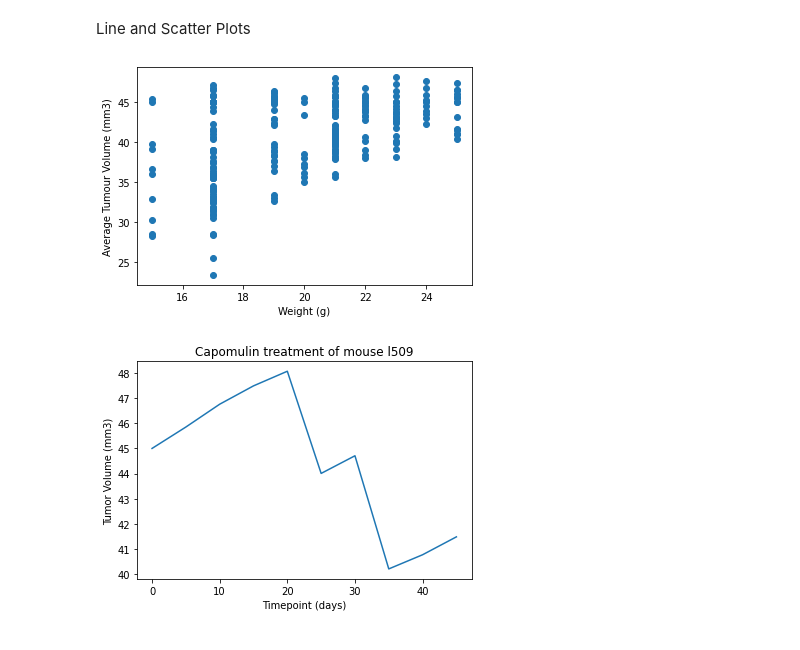
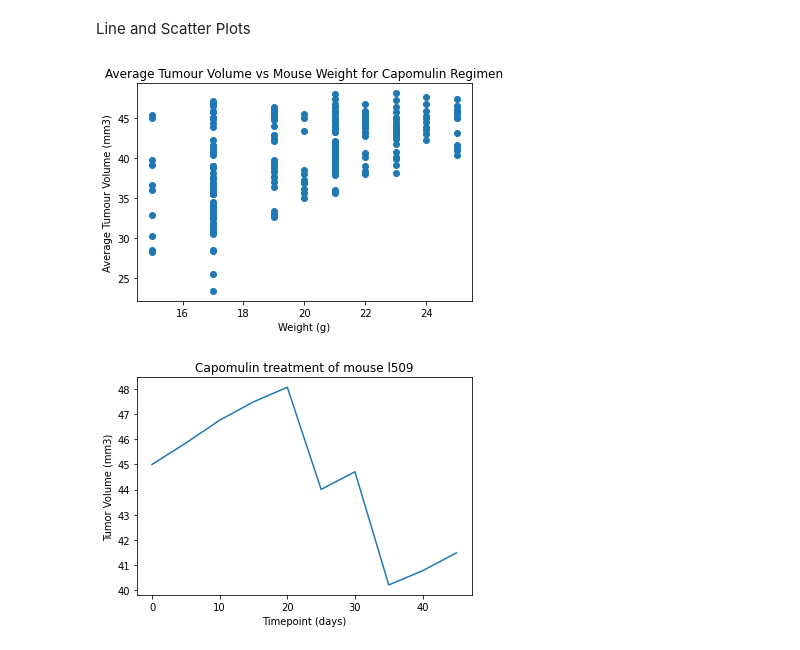
Before and after one commit to Alphaomegainfinity/matplotlib-challenge, a Jupyter notebook: Pymaceuticals/main.ipynb, the cells around one changed output. Saved outputs shown, nothing was run; the diff lists cells and outputs as text; code cells hidden in the pictures.

```diff
--- a/Pymaceuticals/main.ipynb
+++ b/Pymaceuticals/main.ipynb
@@ -307,13 +307,14 @@ Line and Scatter Plots
 # %%
 # Generate a scatter plot of average tumor volume vs. mouse weight for the Capomulin regimen
 capomulin_table = clean_data.loc[clean_data['Drug Regimen'] == "Capomulin"]
 capomulin_average = capomulin_table.groupby(['Mouse ID']).mean()
 plt.scatter(capomulin_table['Weight (g)'],capomulin_table['Tumour Volume (mm3)'])
 plt.xlabel('Weight (g)')
 plt.ylabel('Average Tumour Volume (mm3)')
+plt.title ("Average Tumour Volume vs Mouse Weight for Capomulin Regimen")
 plt.show()
 # %% [output]
-[figure, old version]
+[figure, new version]
 # %%
 # Generate a line plot of tumour volume vs. time point for a mouse treated with Capomulin
 capomulin_table = clean_data.loc[clean_data['Drug Regimen'] == "Capomulin"]
```
Also changed, not shown: parts of 2 cells of this notebook.
